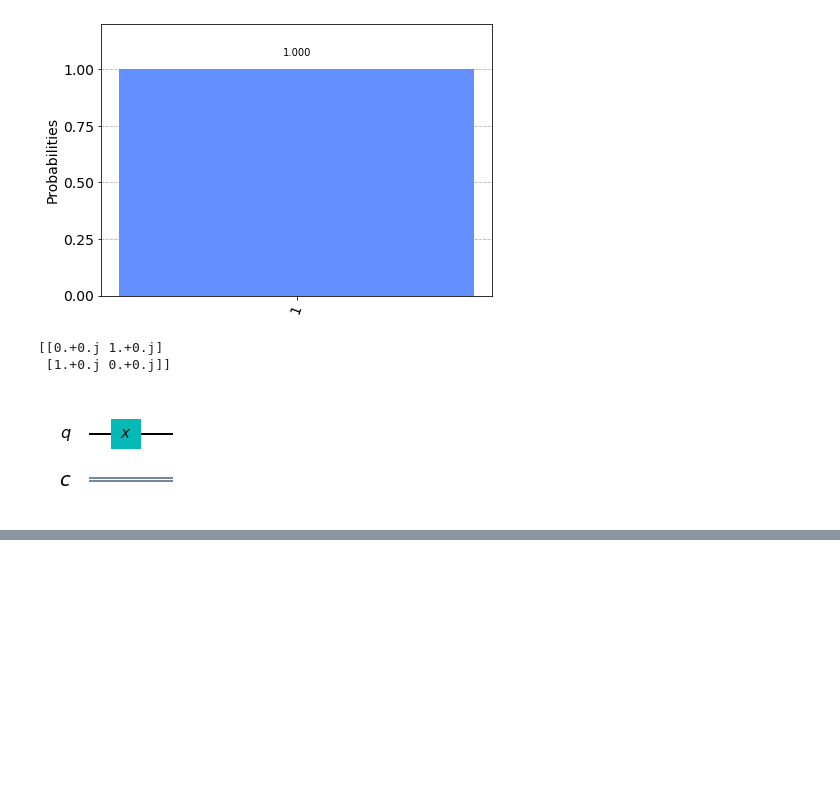
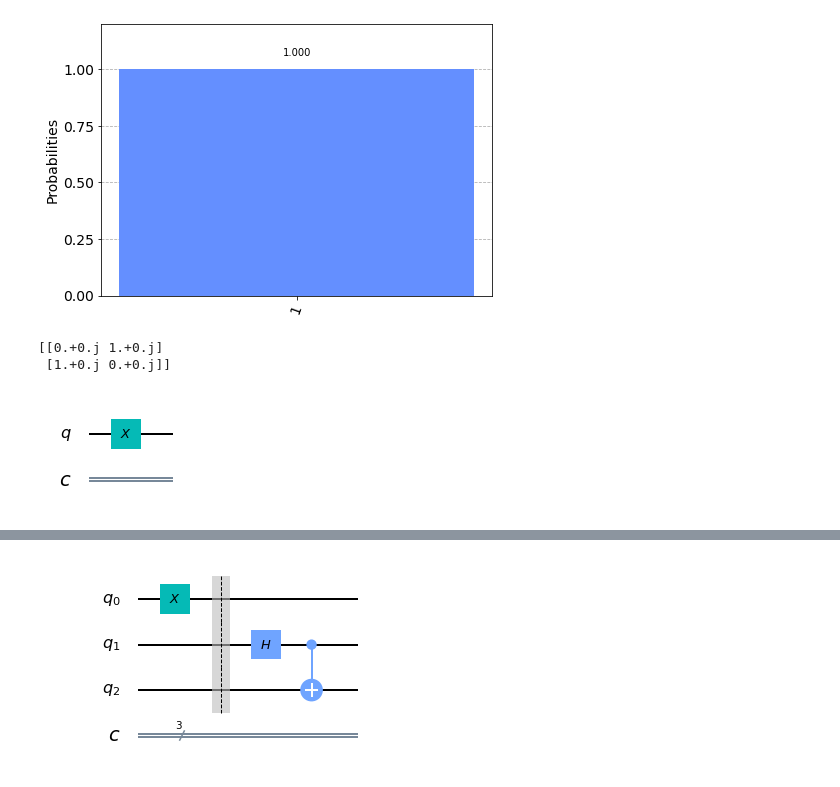
Before and after one commit to ritikchawla/QuantumComputing-practice-, a Jupyter notebook: quantom.ipynb, the cells around one changed output, grey strips where cells are left out. Drawn from its saved outputs; the diff is of its cells as text; code cells hidden in the pictures; blank space fills up the shorter version.

```diff
--- a/quantom.ipynb
+++ b/quantom.ipynb
@@ -94,0 +173,4 @@ circuit.draw(output='mpl')
+# %%
+circuit.draw(output='mpl')
+# %% [output]
+[figure, added]
```
Also changed, not shown: parts of 31 cells of this notebook.
